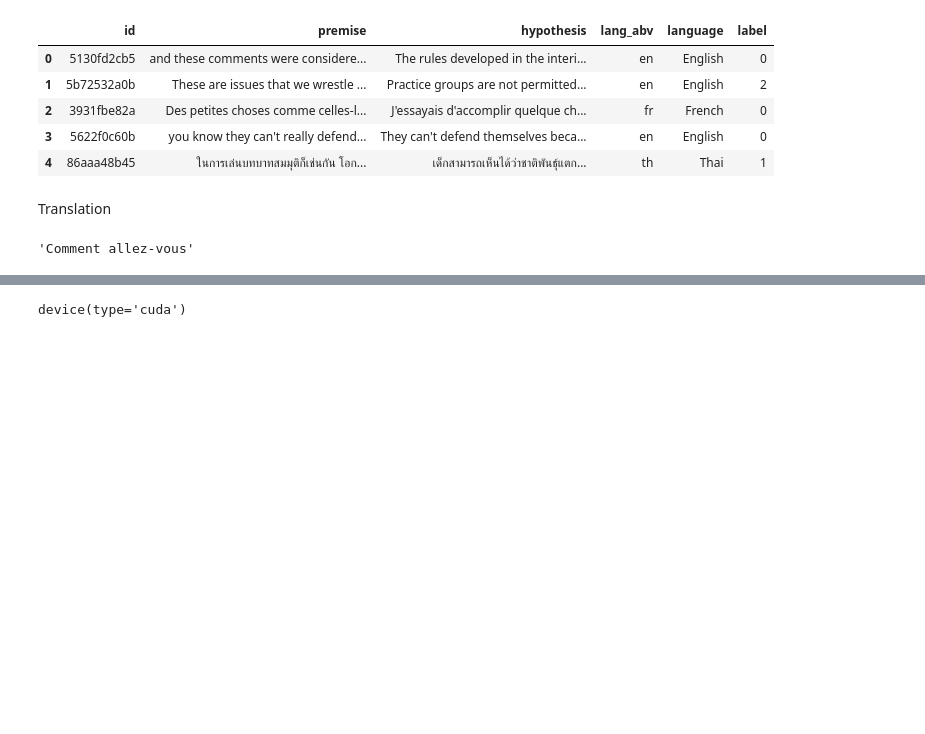
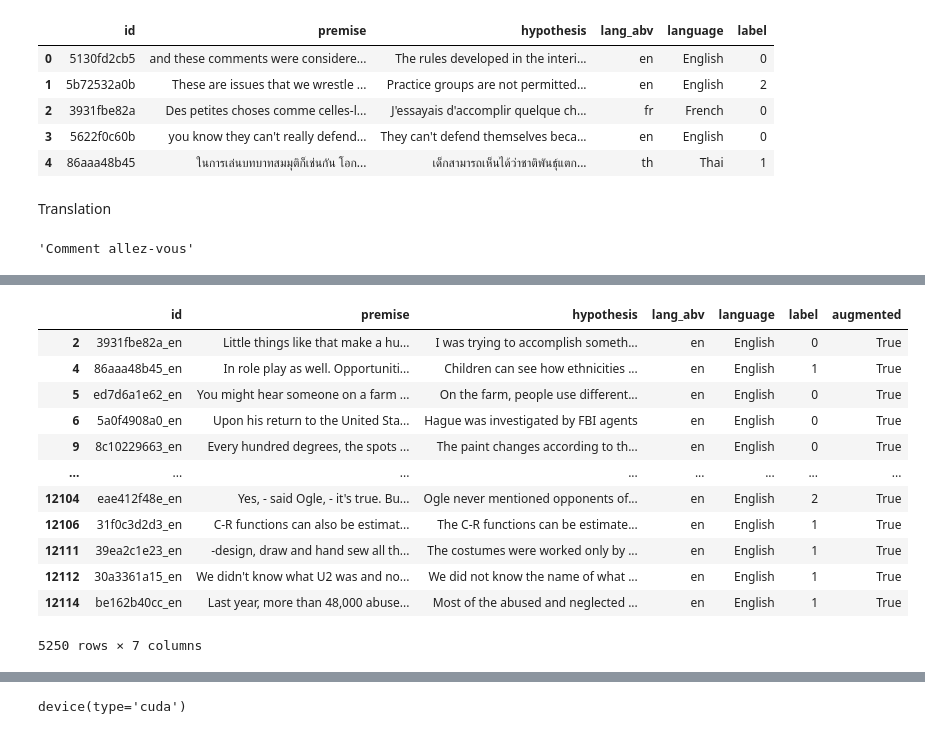
Before and after one commit to HAL22/Kaggle-Competitions, a Jupyter notebook: Contradictory_My_Dear_Watson.ipynb, the cells around one changed output, grey strips where cells are left out. Cells and saved outputs as stored; diff of their text form; code cells hidden in the pictures; blank space fills up the shorter version.

```diff
--- a/Contradictory_My_Dear_Watson.ipynb
+++ b/Contradictory_My_Dear_Watson.ipynb
@@ -122,0 +123,16 @@ to_eng = df_train.loc[df_train.lang_abv != "en"].copy().pipe(translate_job, mode
+# %%
+to_eng
+# %% [output]
+|  | id | premise | hypothesis | lang_abv | language | label | augmented |
+| 2 | 3931fbe82a_en | Little things like that make a hu... | I was trying to accomplish someth... | en | English | 0 | True |
+| 4 | 86aaa48b45_en | In role play as well. Opportuniti... | Children can see how ethnicities ... | en | English | 1 | True |
+| 5 | ed7d6a1e62_en | You might hear someone on a farm ... | On the farm, people use different... | en | English | 0 | True |
+| 6 | 5a0f4908a0_en | Upon his return to the United Sta... | Hague was investigated by FBI agents | en | English | 0 | True |
+| 9 | 8c10229663_en | Every hundred degrees, the spots ... | The paint changes according to th... | en | English | 0 | True |
+| ... | ... | ... | ... | ... | ... | ... | ... |
+| 12104 | eae412f48e_en | Yes, - said Ogle, - it's true. Bu... | Ogle never mentioned opponents of... | en | English | 2 | True |
+| 12106 | 31f0c3d2d3_en | C-R functions can also be estimat... | The C-R functions can be estimate... | en | English | 1 | True |
+| 12111 | 39ea2c1e23_en | -design, draw and hand sew all th... | The costumes were worked only by ... | en | English | 1 | True |
+| 12112 | 30a3361a15_en | We didn't know what U2 was and no... | We did not know the name of what ... | en | English | 1 | True |
+| 12114 | be162b40cc_en | Last year, more than 48,000 abuse... | Most of the abused and neglected ... | en | English | 1 | True |
+5250 rows × 7 columns
```
Also changed, not shown: parts of 23 cells of this notebook.
